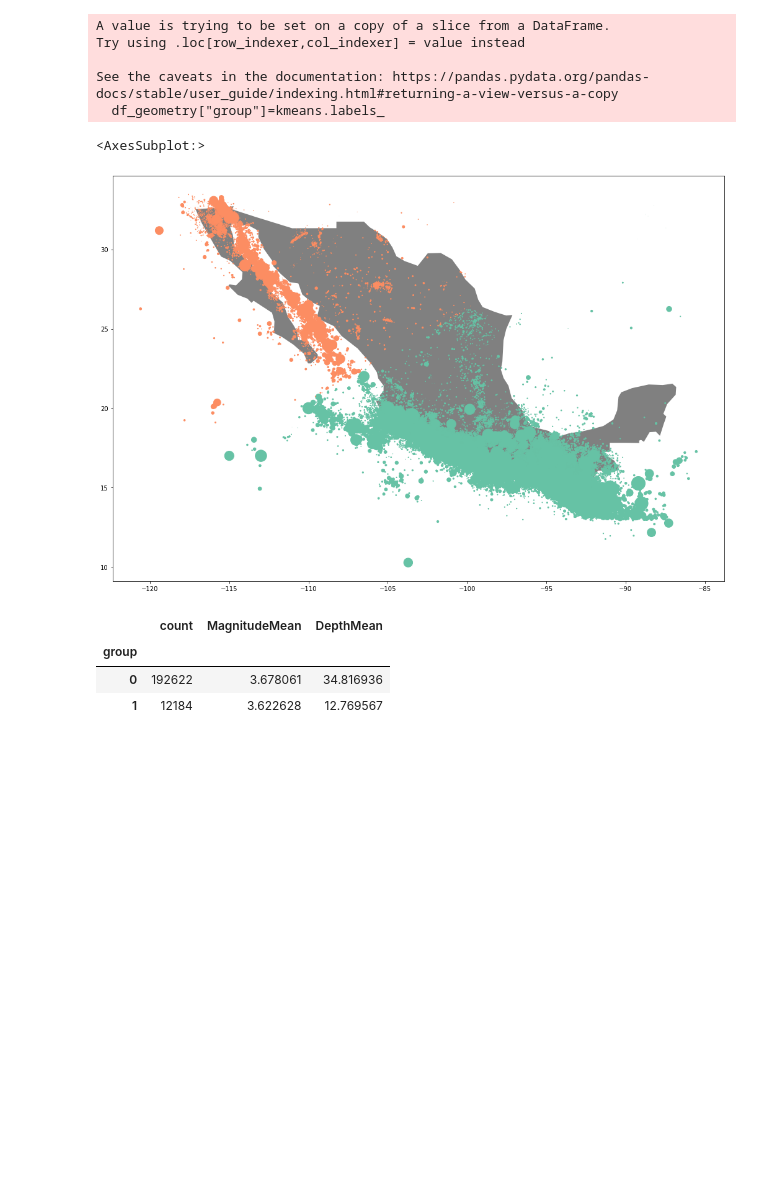
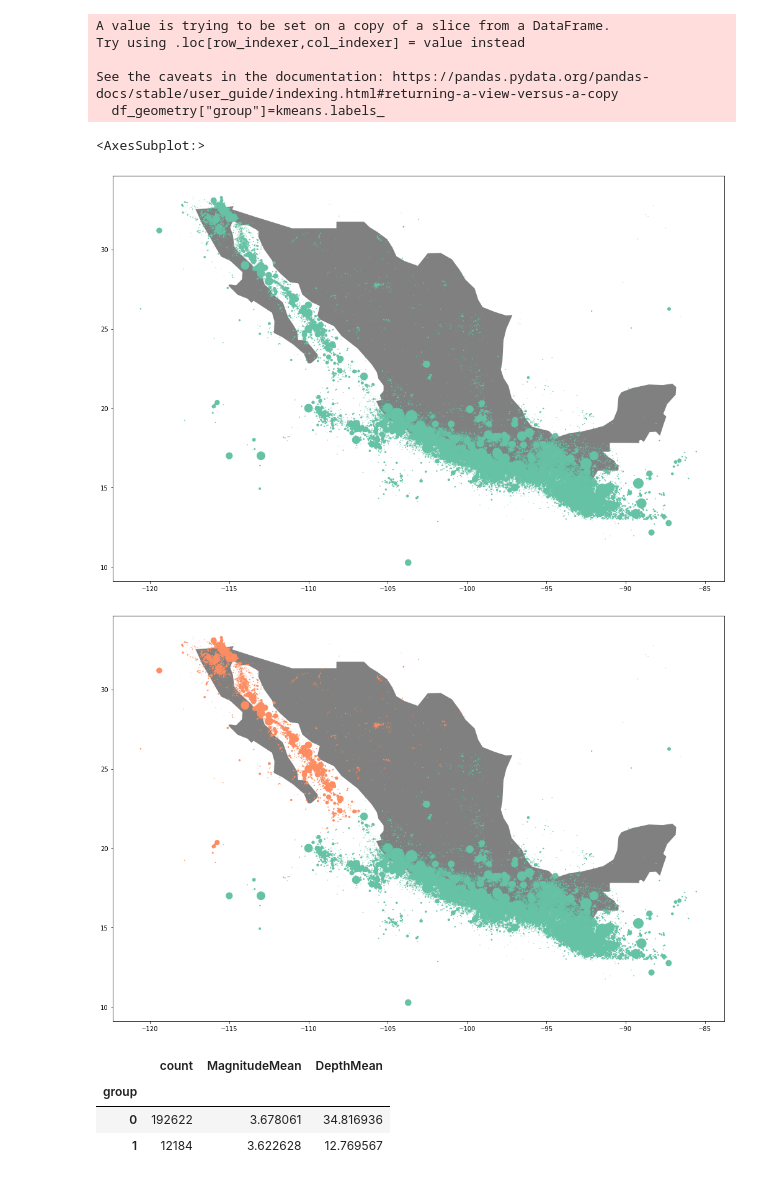
Before and after one commit to juadolfob/SeismicPrediction, a Jupyter notebook: notebooks/data_prep/4_group_classification.ipynb, the cells around one changed output. Cells and saved outputs as stored; diff of their text form; code cells hidden in the pictures; blank space fills up the shorter version.

```diff
--- a/notebooks/data_prep/4_group_classification.ipynb
+++ b/notebooks/data_prep/4_group_classification.ipynb
@@ -38,11 +38,12 @@ seismic_geometry = [Point(lat,lng) for lat,lng in zip(df_geometry["Longitude"],d
 gdf_seismic_geometry = GeoDataFrame(df_geometry, geometry=seismic_geometry)
 # %%
 cmap = cm.get_cmap('Set2')
-#
-gdf_seismic_geometry.plot(ax=df_map_mexico.plot(figsize=(20, 12),color="grey"),color=df_geometry.group.map(cmap),markersize=(df.Magnitude-2.8).pow(4))
+gdf_seismic_geometry.plot(ax=df_map_mexico.plot(figsize=(20, 12),color="grey"),color=(cmap(0)),markersize=(df.Magnitude-3.5).pow(4))
+gdf_seismic_geometry.plot(ax=df_map_mexico.plot(figsize=(20, 12),color="grey"),color=df_geometry.group.map(cmap),markersize=(df.Magnitude-3.5).pow(4))
 # %% [output]
 <AxesSubplot:>
-[figure, old version]
+[figure, new version]
+[figure, added]
 # %%
 a=pd.DataFrame()
 a["count"]=df.groupby("group")["group"].count()
```
Also changed, not shown: 10 other files.
